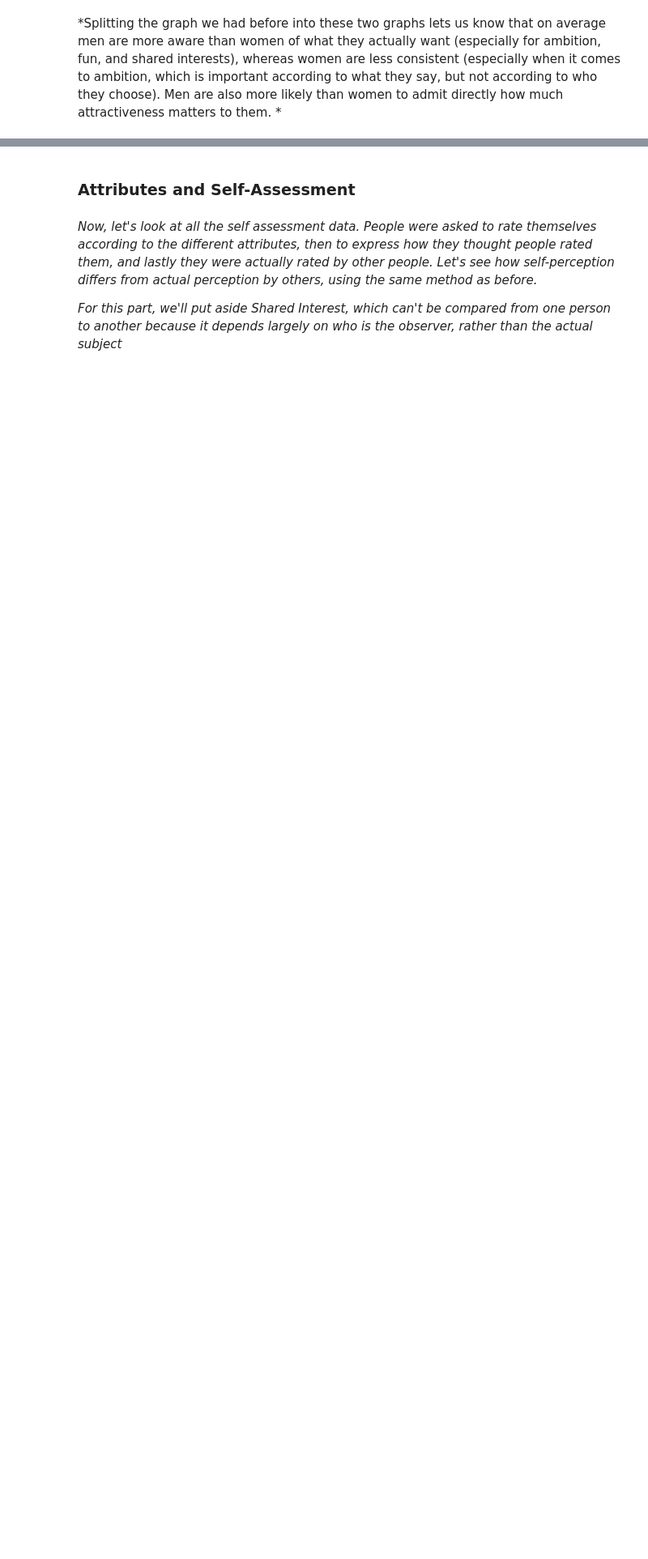
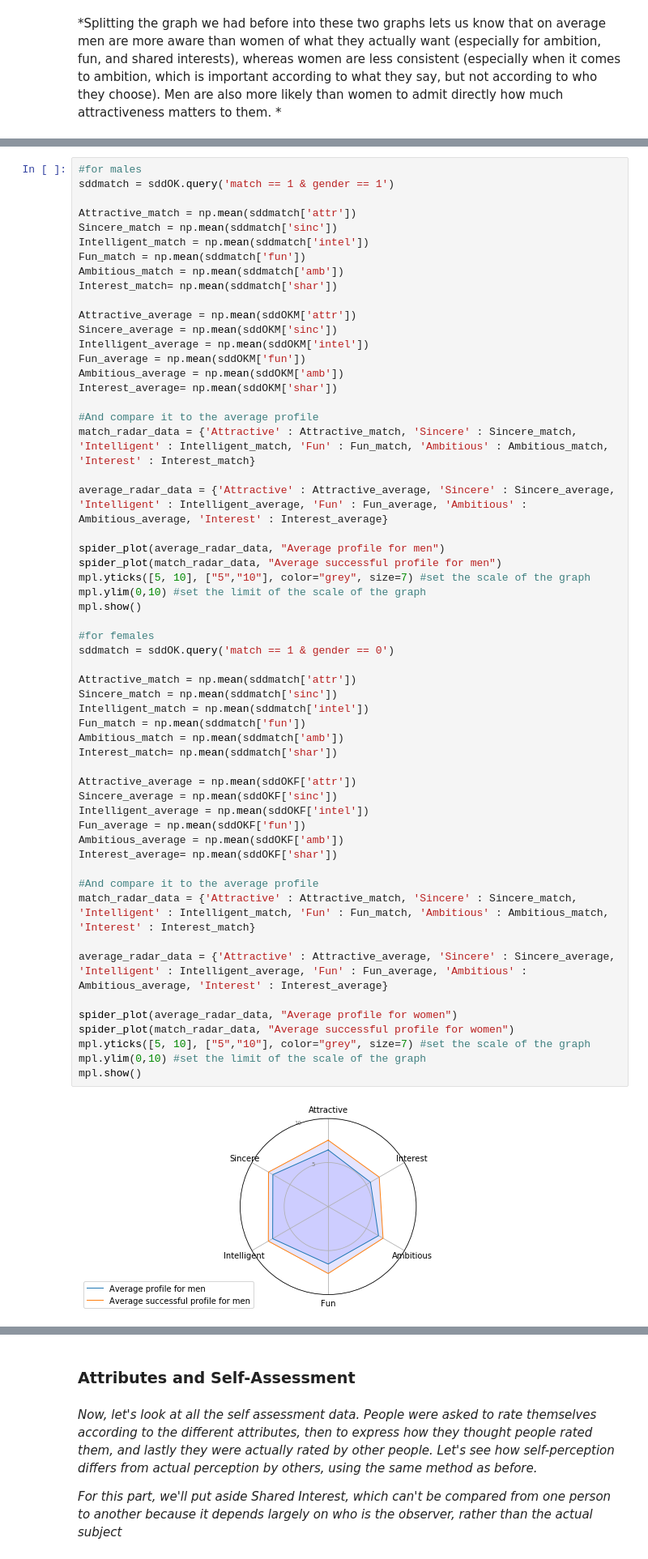
Before and after one commit to alexchouraki/Python-Project, a Jupyter notebook: Python Project.ipynb, the cells around one changed output, grey strips where cells are left out. Shown: that part at 81% size. Cells and saved outputs as stored; diff of their text form; blank space fills up the shorter version.

```diff
--- a/Python Project.ipynb
+++ b/Python Project.ipynb
@@ -374,0 +329,58 @@ mpl.show()
+# %%
+#for males
+sddmatch = sddOK.query('match == 1 & gender == 1')
+
+Attractive_match = np.mean(sddmatch['attr'])
+Sincere_match = np.mean(sddmatch['sinc'])
+Intelligent_match = np.mean(sddmatch['intel'])
+Fun_match = np.mean(sddmatch['fun'])
+Ambitious_match = np.mean(sddmatch['amb'])
+Interest_match= np.mean(sddmatch['shar'])
+
+Attractive_average = np.mean(sddOKM['attr'])
+Sincere_average = np.mean(sddOKM['sinc'])
+Intelligent_average = np.mean(sddOKM['intel'])
+Fun_average = np.mean(sddOKM['fun'])
+Ambitious_average = np.mean(sddOKM['amb'])
+Interest_average= np.mean(sddOKM['shar'])
+
+#And compare it to the average profile
+match_radar_data = {'Attractive' : Attractive_match, 'Sincere' : Sincere_match, 'Intelligent' : Intelligent_match, 'Fun' : Fun_match, 'Ambitious' : Ambitious_match, 'Interest' : Interest_match}
+
+average_radar_data = {'Attractive' : Attractive_average, 'Sincere' : Sincere_average, 'Intelligent' : Intelligent_average, 'Fun' : Fun_average, 'Ambitious' : Ambitious_average, 'Interest' : Interest_average}
+
+spider_plot(average_radar_data, "Average profile for men")
+spider_plot(match_radar_data, "Average successful profile for men")
+mpl.yticks([5, 10], ["5","10"], color="grey", size=7) #set the scale of the graph
+mpl.ylim(0,10) #set the limit of the scale of the graph
+mpl.show()
+
+#for females
+sddmatch = sddOK.query('match == 1 & gender == 0')
+
+Attractive_match = np.mean(sddmatch['attr'])
+Sincere_match = np.mean(sddmatch['sinc'])
+Intelligent_match = np.mean(sddmatch['intel'])
+Fun_match = np.mean(sddmatch['fun'])
+Ambitious_match = np.mean(sddmatch['amb'])
+Interest_match= np.mean(sddmatch['shar'])
+
+Attractive_average = np.mean(sddOKF['attr'])
+Sincere_average = np.mean(sddOKF['sinc'])
+Intelligent_average = np.mean(sddOKF['intel'])
+Fun_average = np.mean(sddOKF['fun'])
+Ambitious_average = np.mean(sddOKF['amb'])
+Interest_average= np.mean(sddOKF['shar'])
+
+#And compare it to the average profile
+match_radar_data = {'Attractive' : Attractive_match, 'Sincere' : Sincere_match, 'Intelligent' : Intelligent_match, 'Fun' : Fun_match, 'Ambitious' : Ambitious_match, 'Interest' : Interest_match}
+
+average_radar_data = {'Attractive' : Attractive_average, 'Sincere' : Sincere_average, 'Intelligent' : Intelligent_average, 'Fun' : Fun_average, 'Ambitious' : Ambitious_average, 'Interest' : Interest_average}
+
+spider_plot(average_radar_data, "Average profile for women")
+spider_plot(match_radar_data, "Average successful profile for women")
+mpl.yticks([5, 10], ["5","10"], color="grey", size=7) #set the scale of the graph
+mpl.ylim(0,10) #set the limit of the scale of the graph
+mpl.show()
+# %% [output]
+[figure, added]
```
Also changed, not shown: parts of 11 cells of this notebook.
